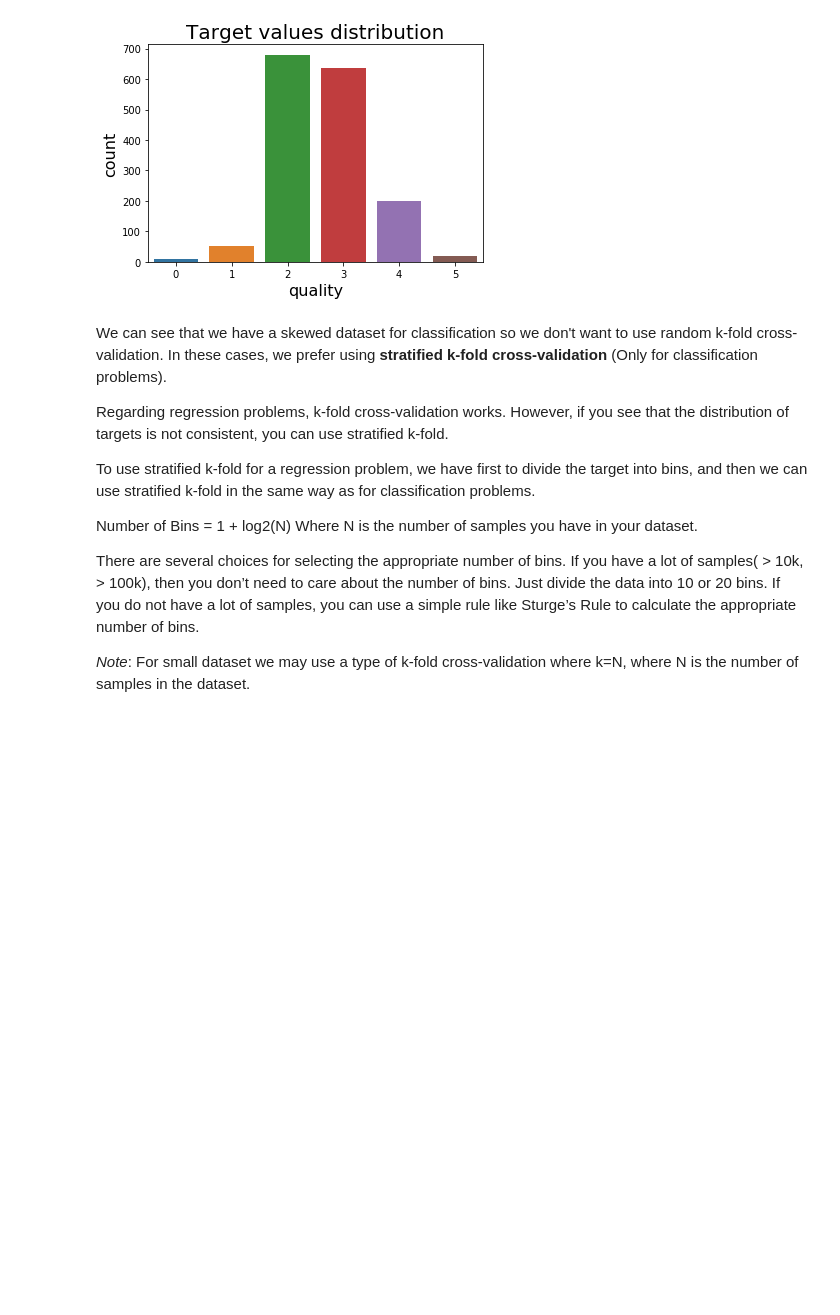
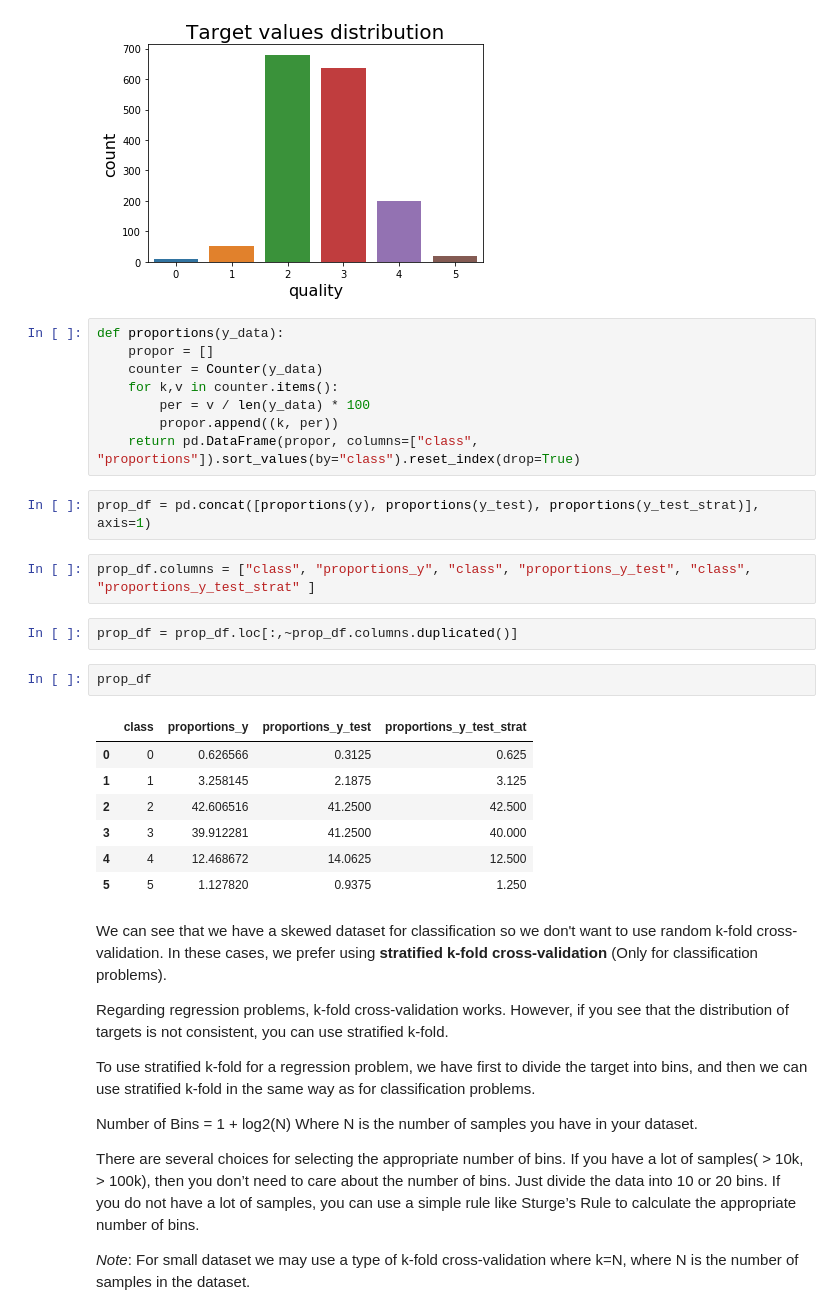
Before and after one commit to EnriqueSPR/-EnriqueSPR-approaching_ML_problems, a Jupyter notebook: Approaching_ML_problems.ipynb, the cells around one changed output. Saved outputs shown, nothing was run; the diff lists cells and outputs as text; blank space fills up the shorter version.

```diff
--- a/Approaching_ML_problems.ipynb
+++ b/Approaching_ML_problems.ipynb
@@ -108,6 +108,30 @@ ax.set_ylabel("count", fontsize=16)
 # %% [output]
 Text(0, 0.5, 'count')
 [figure]
+# %%
+def proportions(y_data):
+    propor = []
+    counter = Counter(y_data)
+    for k,v in counter.items():
+        per = v / len(y_data) * 100
+        propor.append((k, per))
+    return pd.DataFrame(propor, columns=["class", "proportions"]).sort_values(by="class").reset_index(drop=True)
+# %%
+prop_df = pd.concat([proportions(y), proportions(y_test), proportions(y_test_strat)], axis=1)
+# %%
+prop_df.columns = ["class", "proportions_y", "class", "proportions_y_test", "class", "proportions_y_test_strat" ]
+# %%
+prop_df = prop_df.loc[:,~prop_df.columns.duplicated()]
+# %%
+prop_df
+# %% [output]
+|  | class | proportions_y | proportions_y_test | proportions_y_test_strat |
+| 0 | 0 | 0.626566 | 0.3125 | 0.625 |
+| 1 | 1 | 3.258145 | 2.1875 | 3.125 |
+| 2 | 2 | 42.606516 | 41.2500 | 42.500 |
+| 3 | 3 | 39.912281 | 41.2500 | 40.000 |
+| 4 | 4 | 12.468672 | 14.0625 | 12.500 |
+| 5 | 5 | 1.127820 | 0.9375 | 1.250 |
 # %% [markdown]
 We can see that we have a skewed dataset for classification
 so we don't want to use random k-fold cross-validation.
```
Also changed, not shown: parts of 37 cells of this notebook.
